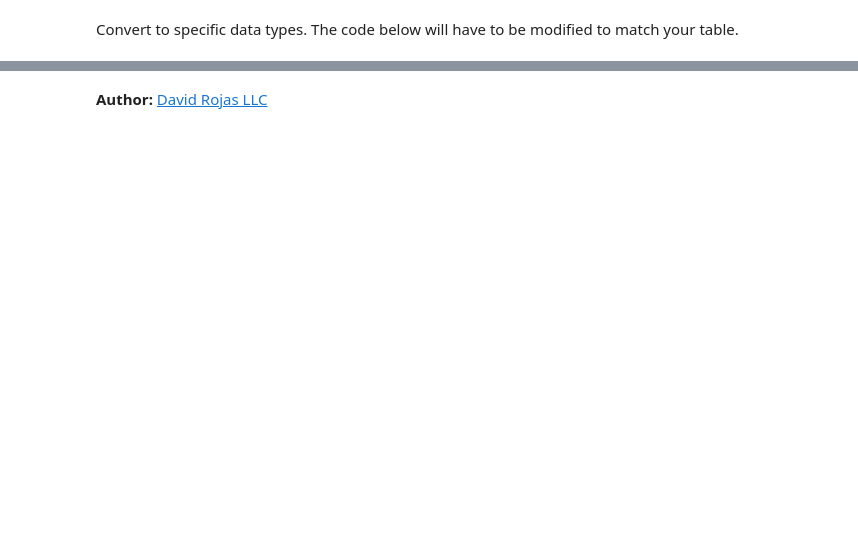
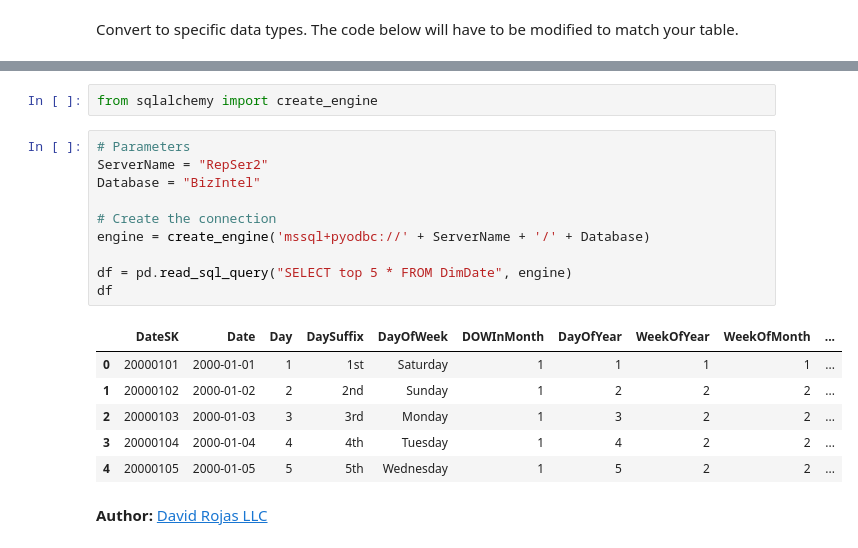
Before and after one commit to gully/learn-pandas, a Jupyter notebook: lessons/08 - Lesson.ipynb, the cells around one changed output, grey strips where cells are left out. Saved outputs shown, nothing was run; the diff lists cells and outputs as text; blank space fills up the shorter version.

```diff
--- a/lessons/08 - Lesson.ipynb
+++ b/lessons/08 - Lesson.ipynb
@@ -158,2 +143,21 @@ df.head()
+# %%
+from sqlalchemy import create_engine
+# %%
+# Parameters
+ServerName = "RepSer2"
+Database = "BizIntel"
+
+# Create the connection
+engine = create_engine('mssql+pyodbc://' + ServerName + '/' + Database)
+
+df = pd.read_sql_query("SELECT top 5 * FROM DimDate", engine)
+df
+# %% [output]
+|  | DateSK | Date | Day | DaySuffix | DayOfWeek | DOWInMonth | DayOfYear | WeekOfYear | WeekOfMonth | ... |
+| 0 | 20000101 | 2000-01-01 | 1 | 1st | Saturday | 1 | 1 | 1 | 1 | ... |
+| 1 | 20000102 | 2000-01-02 | 2 | 2nd | Sunday | 1 | 2 | 2 | 2 | ... |
+| 2 | 20000103 | 2000-01-03 | 3 | 3rd | Monday | 1 | 3 | 2 | 2 | ... |
+| 3 | 20000104 | 2000-01-04 | 4 | 4th | Tuesday | 1 | 4 | 2 | 2 | ... |
+| 4 | 20000105 | 2000-01-05 | 5 | 5th | Wednesday | 1 | 5 | 2 | 2 | ... |
 # %% [markdown]
 **Author:** [David Rojas LLC](http://hdrojas.pythonanywhere.com/)
```
Also changed, not shown: parts of 13 cells of this notebook, 9 other files.
